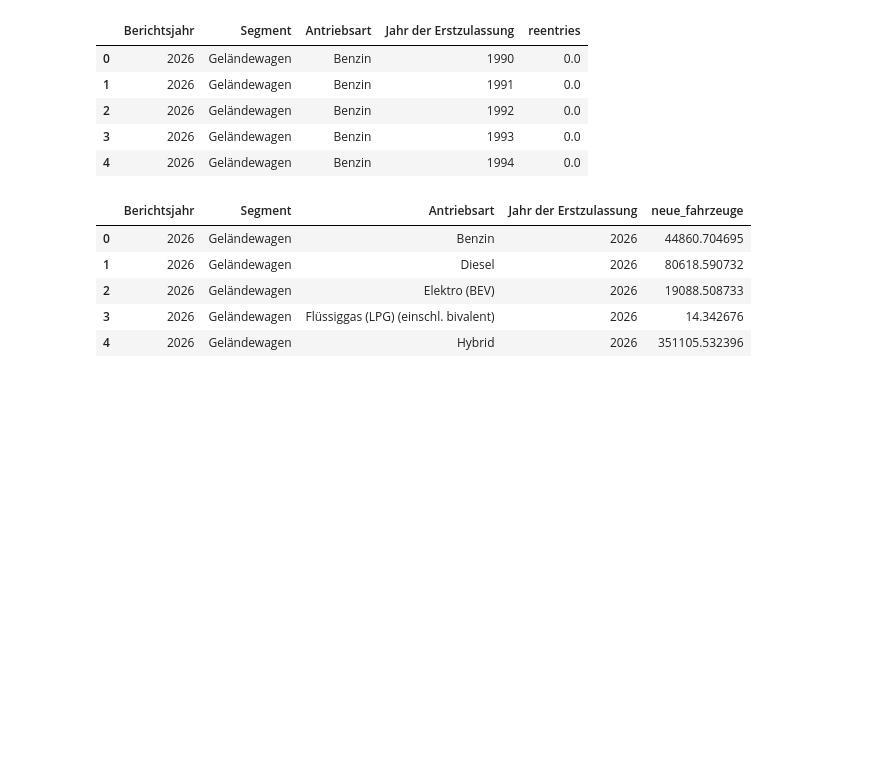
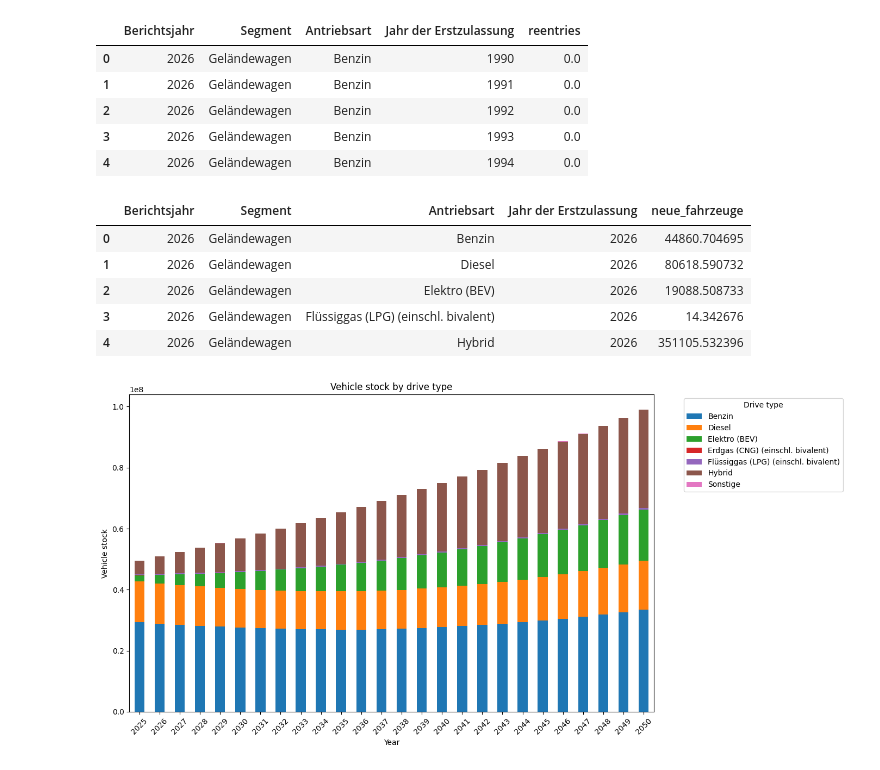
Before and after one commit to annicarl/Emission_Trajectory_Thesis, a Jupyter notebook: Fleet Model/Fleet_Model_Annika_old.ipynb, the cells around one changed output. Drawn from its saved outputs; the diff is of its cells as text; code cells hidden in the pictures; blank space fills up the shorter version.

Commit message:
Diagramm Übersicht Bestand bis 2050

```diff
--- a/Fleet Model/Fleet_Model_Annika_old.ipynb
+++ b/Fleet Model/Fleet_Model_Annika_old.ipynb
@@ -2229,3 +2229,103 @@ Beispiel: Ergebnisse für 2026
 | 2 | 2026 | Geländewagen | Elektro (BEV) | 2026 | 19088.508733 |
 | 3 | 2026 | Geländewagen | Flüssiggas (LPG) (einschl. bivalent) | 2026 | 14.342676 |
 | 4 | 2026 | Geländewagen | Hybrid | 2026 | 351105.532396 |
+# %%
+import pandas as pd
+import matplotlib.pyplot as plt
+
+# ------------------------------------------------------------
+# 1. Bestand pro Jahr und Antriebsart aus results_by_year sammeln
+# ------------------------------------------------------------
+
+stock_by_drive_rows = []
+
+for jahr, year_results in results_by_year.items():
+
+    # Für das Basisjahr kann die Bestandsspalte ggf. "bestand" heißen,
+    # für Folgejahre aus dem Fortschreibungscode "finaler_bestand".
+    stock_df = year_results["finaler_bestand"].copy()
+
+    if "finaler_bestand" in stock_df.columns:
+        bestand_spalte = "finaler_bestand"
+    elif "bestand" in stock_df.columns:
+        bestand_spalte = "bestand"
+    else:
+        raise ValueError(
+            f"Für das Jahr {jahr} wurde keine Bestandsspalte gefunden. "
+            "Erwartet wurde 'finaler_bestand' oder 'bestand'."
+        )
+
+    stock_df[bestand_spalte] = pd.to_numeric(
+        stock_df[bestand_spalte],
+        errors="coerce"
+    ).fillna(0)
+
+    stock_by_drive = (
+        stock_df
+        .groupby("Antriebsart", as_index=False)[bestand_spalte]
+        .sum()
+        .rename(columns={bestand_spalte: "fahrzeugbestand"})
+    )
+
+    stock_by_drive["Jahr"] = jahr
+
+    stock_by_drive_rows.append(stock_by_drive)
+
+
+# Gemeinsames DataFrame erstellen
+stock_by_drive_year_df = pd.concat(
+    stock_by_drive_rows,
+    ignore_index=True
+)
+
+
+# ------------------------------------------------------------
+# 2. Pivot-Tabelle erstellen
+# ------------------------------------------------------------
+
+stock_by_drive_pivot = (
+    stock_by_drive_year_df
+    .pivot_table(
+        index="Jahr",
+        columns="Antriebsart",
+        values="fahrzeugbestand",
+        aggfunc="sum",
+        fill_value=0
+    )
+    .sort_index()
+)
+
+
+# ------------------------------------------------------------
+# 3. Gestapeltes Balkendiagramm erstellen
+# ------------------------------------------------------------
+
+ax = stock_by_drive_pivot.plot(
+    kind="bar",
+    stacked=True,
+    figsize=(14, 7)
+)
+
+ax.set_xlabel("Year")
+ax.set_ylabel("Vehicle stock")
+ax.set_title("Vehicle stock by drive type")
+
+# Legende rechts außerhalb der Grafik platzieren
+ax.legend(
+    title="Drive type",
+    bbox_to_anchor=(1.05, 1),
+    loc="upper left"
+)
+
+plt.xticks(rotation=45)
+plt.tight_layout()
+plt.show()
+
+
+# ------------------------------------------------------------
+# 4. Kontrolle: erste Zeilen der Pivot-Tabelle anzeigen
+# ------------------------------------------------------------
+
+display(stock_by_drive_pivot.head())
+# %% [output]
+[figure, added]
```
Also changed, not shown: parts of 1 cell of this notebook.
